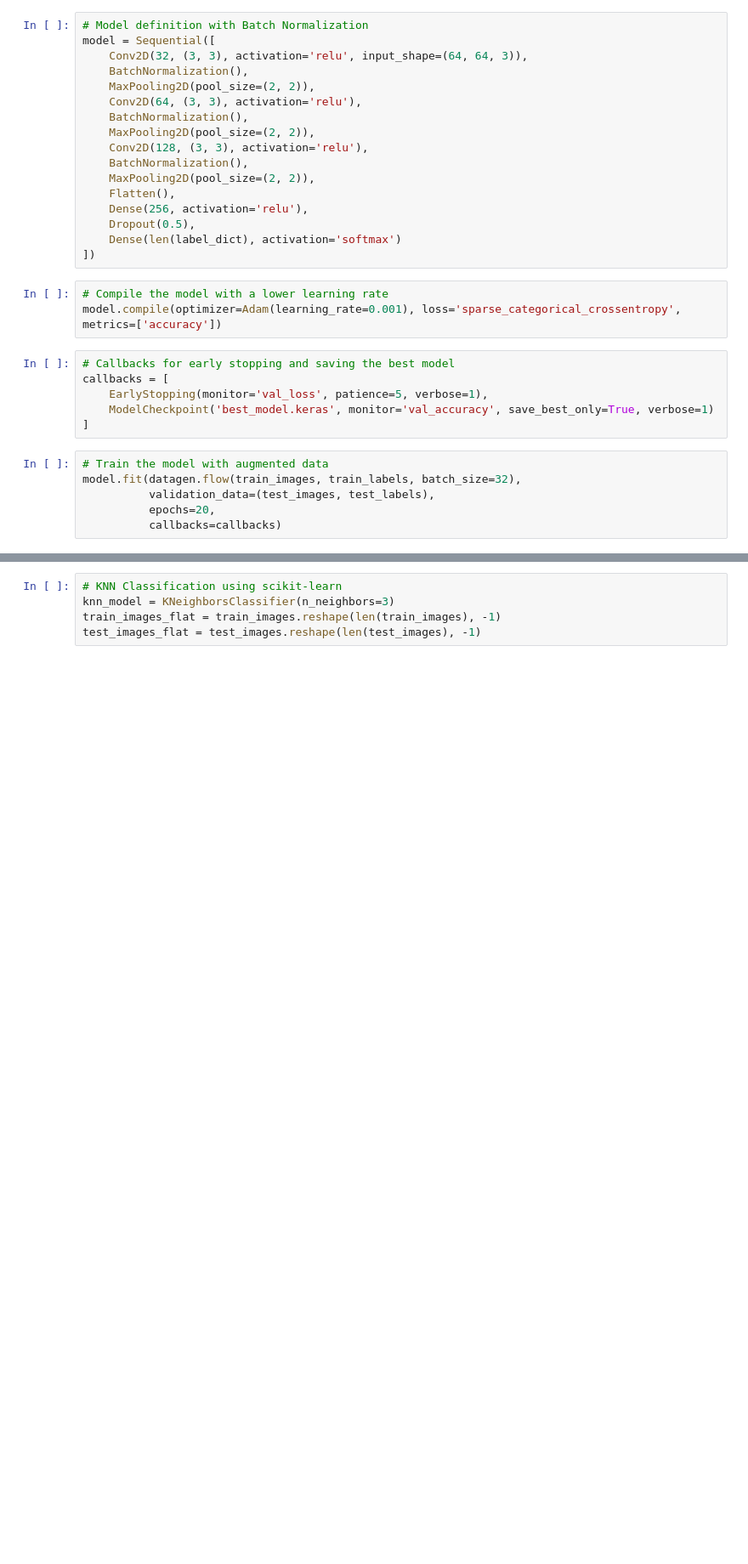
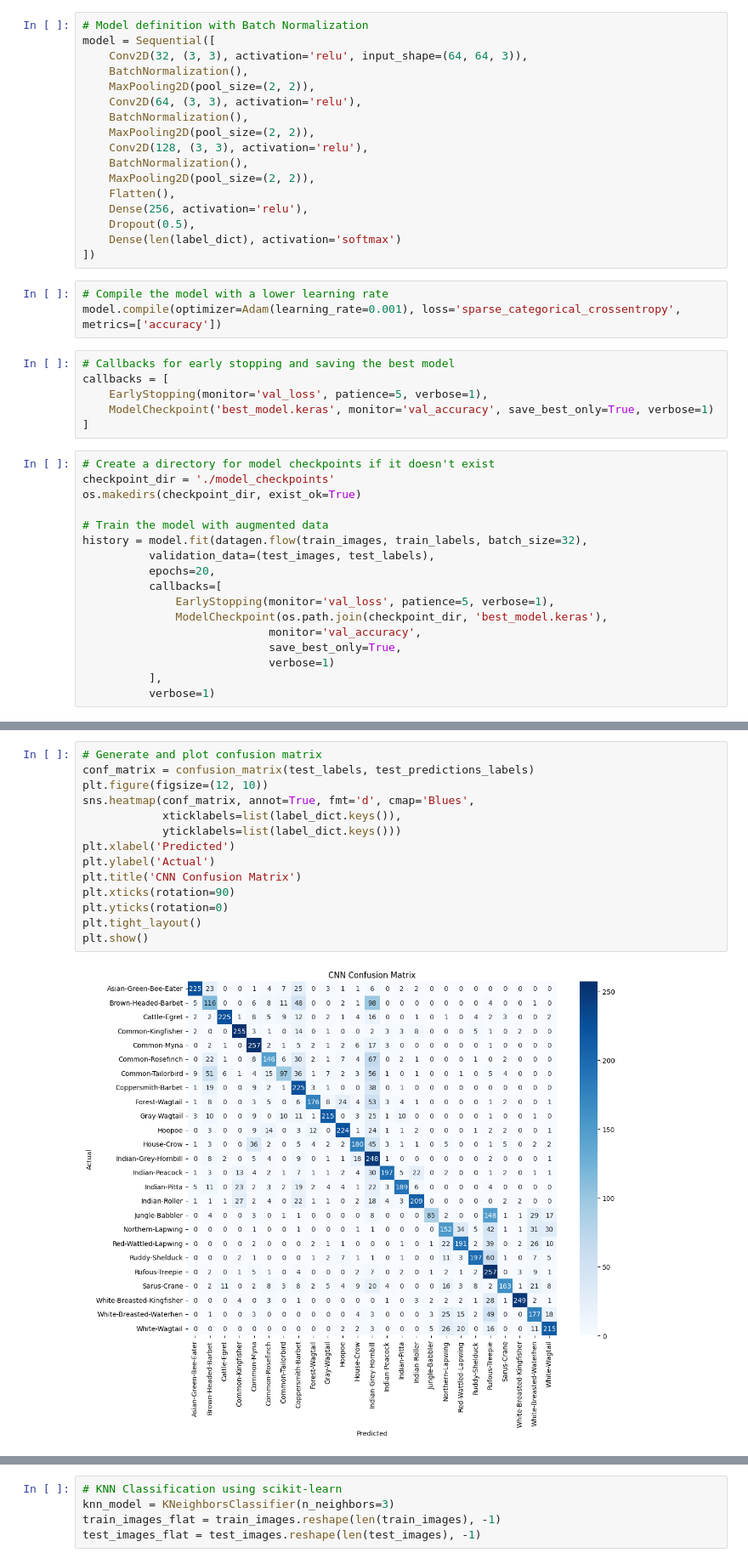
Before and after one commit to Shashank-143/Indian-Birds-Classification, a Jupyter notebook: Indian Birds Classification.ipynb, the cells around one changed output, grey strips where cells are left out. Shown at 85% size. Cells and saved outputs as stored; diff of their text form; blank space fills up the shorter version.

```diff
--- a/Indian Birds Classification.ipynb
+++ b/Indian Birds Classification.ipynb
@@ -92,10 +171,21 @@ callbacks = [
     ModelCheckpoint('best_model.keras', monitor='val_accuracy', save_best_only=True, verbose=1)
 ]
 # %%
+# Create a directory for model checkpoints if it doesn't exist
+checkpoint_dir = './model_checkpoints'
+os.makedirs(checkpoint_dir, exist_ok=True)
+
 # Train the model with augmented data
-model.fit(datagen.flow(train_images, train_labels, batch_size=32),
+history = model.fit(datagen.flow(train_images, train_labels, batch_size=32),
           validation_data=(test_images, test_labels),
           epochs=20,
-          callbacks=callbacks)
+          callbacks=[
+              EarlyStopping(monitor='val_loss', patience=5, verbose=1),
+              ModelCheckpoint(os.path.join(checkpoint_dir, 'best_model.keras'),
+                            monitor='val_accuracy',
+                            save_best_only=True,
+                            verbose=1)
+          ],
+          verbose=1)
 # %% [output]
 Epoch 1/20
@@ -126,0 +233,16 @@ Validation Accuracy: 68.65%
+# %%
+# Generate and plot confusion matrix
+conf_matrix = confusion_matrix(test_labels, test_predictions_labels)
+plt.figure(figsize=(12, 10))
+sns.heatmap(conf_matrix, annot=True, fmt='d', cmap='Blues',
+            xticklabels=list(label_dict.keys()),
+            yticklabels=list(label_dict.keys()))
+plt.xlabel('Predicted')
+plt.ylabel('Actual')
+plt.title('CNN Confusion Matrix')
+plt.xticks(rotation=90)
+plt.yticks(rotation=0)
+plt.tight_layout()
+plt.show()
+# %% [output]
+[figure, added]
```
Also changed, not shown: parts of 32 cells of this notebook, 2 other files.
